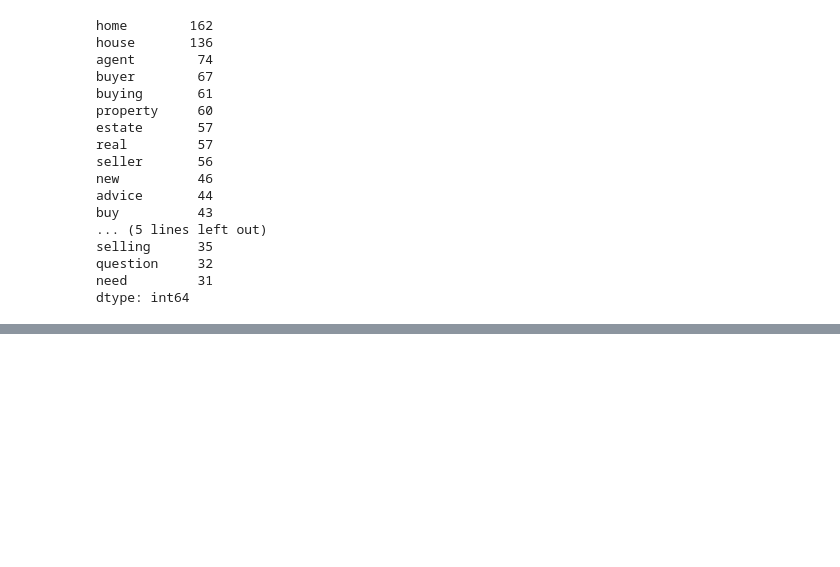
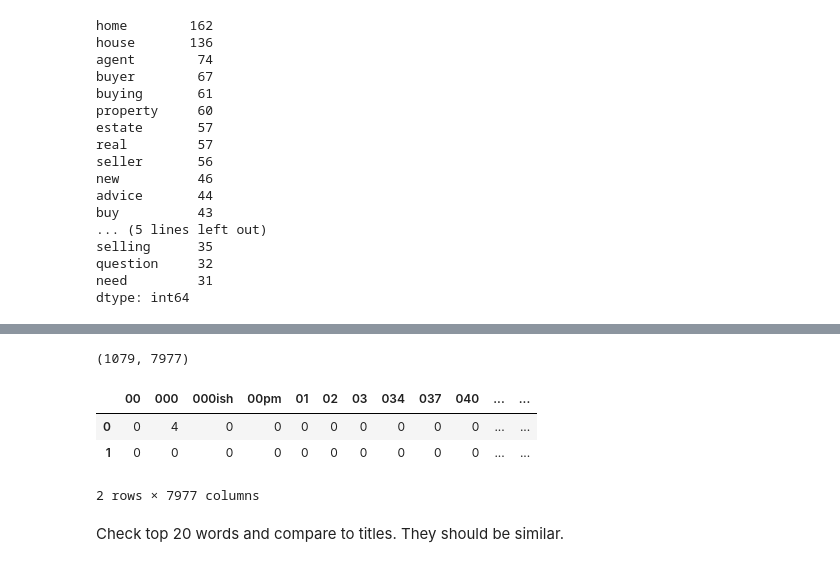
Before and after one commit to fuegoulloa/reddit-NLP-classification, a Jupyter notebook: code/02_EDA_and_Visualizations.ipynb, the cells around one changed output, grey strips where cells are left out. Cells and saved outputs as stored; diff of their text form; code cells hidden in the pictures; blank space fills up the shorter version.

```diff
--- a/code/02_EDA_and_Visualizations.ipynb
+++ b/code/02_EDA_and_Visualizations.ipynb
@@ -450,0 +452,21 @@ word_plots(words1)
+# %%
+# instantiate count vectorizer for real estate texts
+cvec2 = CountVectorizer(stop_words = 'english')
+
+# fit and transform texts fields, then store
+texts1 = cvec2.fit_transform(reddit[reddit['topic'] == 0]['post_text'])
+# %%
+# create DF
+texts_re = pd.DataFrame(texts1.todense(), columns = cvec2.get_feature_names_out())
+
+# check shape and first two rows
+print(texts_re.shape)
+texts_re.head(2)
+# %% [output]
+(1079, 7977)
+|  | 00 | 000 | 000ish | 00pm | 01 | 02 | 03 | 034 | 037 | 040 | ... | ... |
+| 0 | 0 | 4 | 0 | 0 | 0 | 0 | 0 | 0 | 0 | 0 | ... | ... |
+| 1 | 0 | 0 | 0 | 0 | 0 | 0 | 0 | 0 | 0 | 0 | ... | ... |
+2 rows × 7977 columns
+# %% [markdown]
+Check top 20 words and compare to titles.  They should be similar.
```
Also changed, not shown: parts of 15 cells of this notebook.
